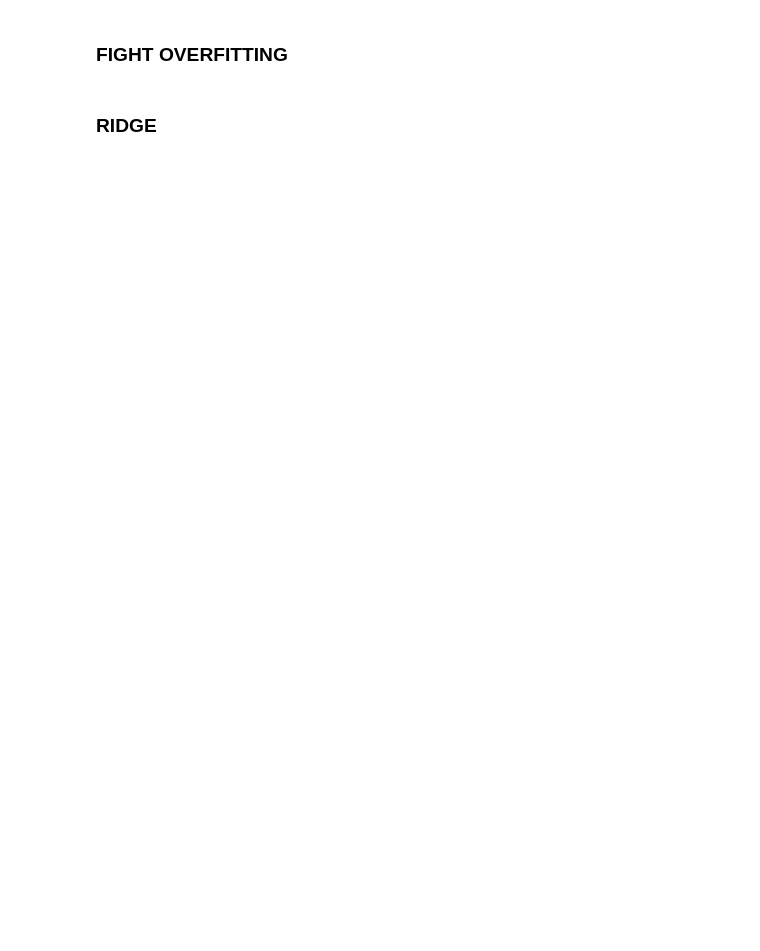
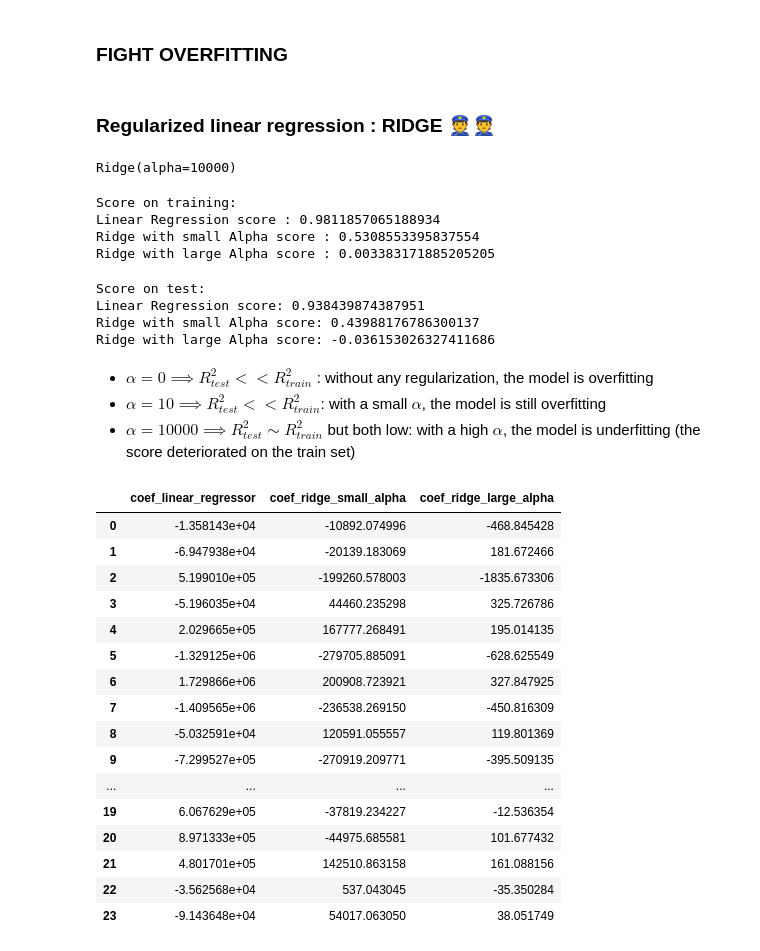
Before and after one commit to JaviPSanchez/03_IA_ML_Wallmart, a Jupyter notebook: 01-Walmart_sales.ipynb, the cells around one changed output. Saved outputs shown, nothing was run; the diff lists cells and outputs as text; code cells hidden in the pictures; blank space fills up the shorter version.

Commit message:
Add Ridge and Lasso plus GridSearchCV

```diff
--- a/01-Walmart_sales.ipynb
+++ b/01-Walmart_sales.ipynb
@@ -474,7 +533,7 @@ X_train.shape
 # numeric_features = [2,3,4,5,6,7,8] # Positions of numeric columns in X_train/X_test
 numeric_features = [2,3,4,5] # Positions of numeric columns in X_train/X_test
 numeric_transformer = Pipeline(steps=[
-    ('imputer', SimpleImputer(strategy='median')), # missing values will be replaced by columns' median
+    ('imputer', SimpleImputer(strategy='mean')), # missing values will be replaced by columns' mean
     ('scaler', StandardScaler())
 ])
 # %% [markdown]
@@ -484,7 +543,7 @@ numeric_transformer = Pipeline(steps=[
 categorical_features = [0,1] # Positions of categorical columns in X_train/X_test
 categorical_transformer = Pipeline(
     steps=[
-    ('imputer', SimpleImputer(strategy='most_frequent')), # missing values will be replaced by most frequent value
+    ('imputer', SimpleImputer(strategy='mean')), # missing values will be replaced by the mean
     ('encoder', OneHotEncoder(drop='first')) # first column will be dropped to avoid creating correlations between features
     ])
 # %% [markdown]
@@ -647,4 +695,61 @@ coefs.abs().sort_values(by="coefficients", ascending=False)
 # %% [markdown]
 ### FIGHT OVERFITTING
 # %% [markdown]
-### RIDGE
+### Regularized linear regression : RIDGE 👮👮
+# %%
+ridge_regressor_small_alpha = Ridge(alpha = 10)
+ridge_regressor_large_alpha = Ridge(alpha = 10000)
+# %%
+ridge_regressor_small_alpha.fit(X_train, y_train)
+ridge_regressor_large_alpha.fit(X_train, y_train)
+# %% [output]
+Ridge(alpha=10000)
+# %%
+print("Score on training: ")
+print("Linear Regression score : {}".format(model.score(X_train, y_train)))
+print("Ridge with small Alpha score : {}".format(ridge_regressor_small_alpha.score(X_train, y_train)))
+print("Ridge with large Alpha score : {}".format(ridge_regressor_large_alpha.score(X_train,y_train)))
+# %% [output]
+Score on training:
+Linear Regression score : 0.9811857065188934
+Ridge with small Alpha score : 0.5308553395837554
+Ridge with large Alpha score : 0.003383171885205205
+# %%
+print("Score on test: ")
+print("Linear Regression score: {}".format(model.score(X_test, y_test)))
+print("Ridge with small Alpha score: {}".format(ridge_regressor_small_alpha.score(X_test, y_test)))
+print("Ridge with large Alpha score: {}".format(ridge_regressor_large_alpha.score(X_test,y_test)))
+# %% [output]
+Score on test:
+Linear Regression score: 0.938439874387951
+Ridge with small Alpha score: 0.43988176786300137
+Ridge with large Alpha score: -0.036153026327411686
+# %% [markdown]
+- $\alpha = 0 \implies R^2_{test} << R^2_{train}$ : without any regularization, the model is overfitting
+- $\alpha = 10 \implies R^2_{test} << R^2_{train}$: with a small $\alpha$, the model is still overfitting
+- $\alpha = 10000 \implies R^2_{test} \sim R^2_{train}$ but both low: with a high $\alpha$, the model is underfitting (the score deteriorated on the train set)
+# %%
+coef = pd.DataFrame()
+# coef['features'] = X.columns
+coef['coef_linear_regressor'] = model.coef_
+coef['coef_ridge_small_alpha'] = ridge_regressor_small_alpha.coef_
+coef['coef_ridge_large_alpha'] = ridge_regressor_large_alpha.coef_
+coef
+# %% [output]
+|  | coef_linear_regressor | coef_ridge_small_alpha | coef_ridge_large_alpha |
+| 0 | -1.358143e+04 | -10892.074996 | -468.845428 |
+| 1 | -6.947938e+04 | -20139.183069 | 181.672466 |
+| 2 | 5.199010e+05 | -199260.578003 | -1835.673306 |
+| 3 | -5.196035e+04 | 44460.235298 | 325.726786 |
+| 4 | 2.029665e+05 | 167777.268491 | 195.014135 |
+| 5 | -1.329125e+06 | -279705.885091 | -628.625549 |
+| 6 | 1.729866e+06 | 200908.723921 | 327.847925 |
+| 7 | -1.409565e+06 | -236538.269150 | -450.816309 |
+| 8 | -5.032591e+04 | 120591.055557 | 119.801369 |
+| 9 | -7.299527e+05 | -270919.209771 | -395.509135 |
+| ... | ... | ... | ... |
+| 19 | 6.067629e+05 | -37819.234227 | -12.536354 |
+| 20 | 8.971333e+05 | -44975.685581 | 101.677432 |
+| 21 | 4.801701e+05 | 142510.863158 | 161.088156 |
+| 22 | -3.562568e+04 | 537.043045 | -35.350284 |
+| 23 | -9.143648e+04 | 54017.063050 | 38.051749 |
```
Also changed, not shown: parts of 47 cells of this notebook.
